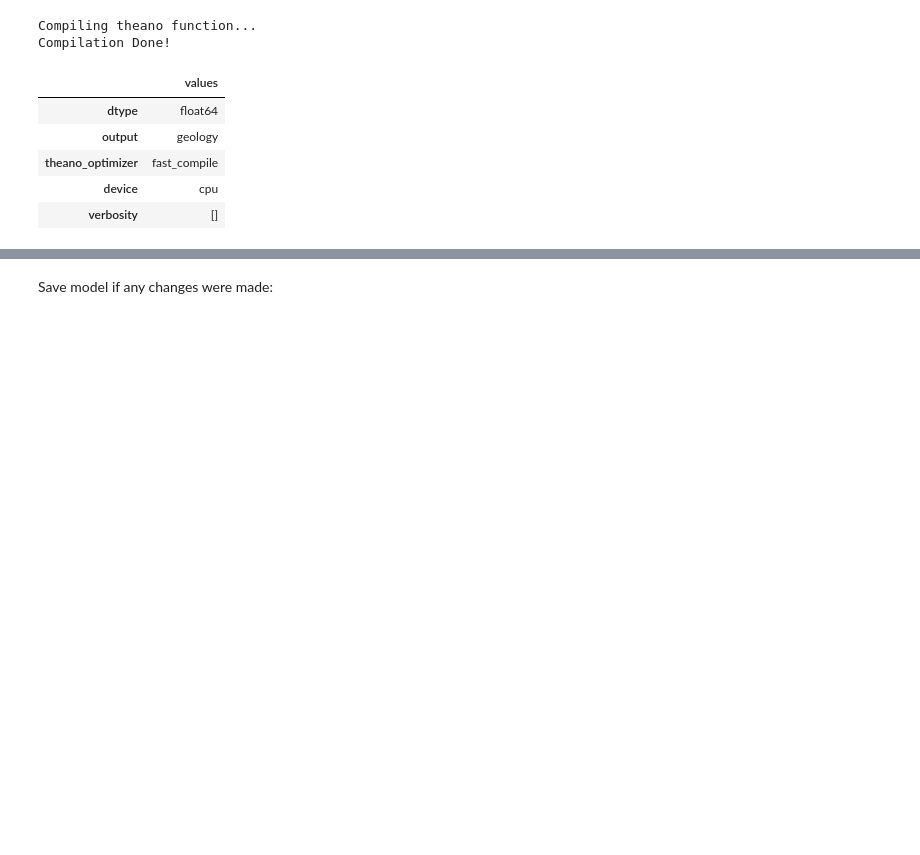
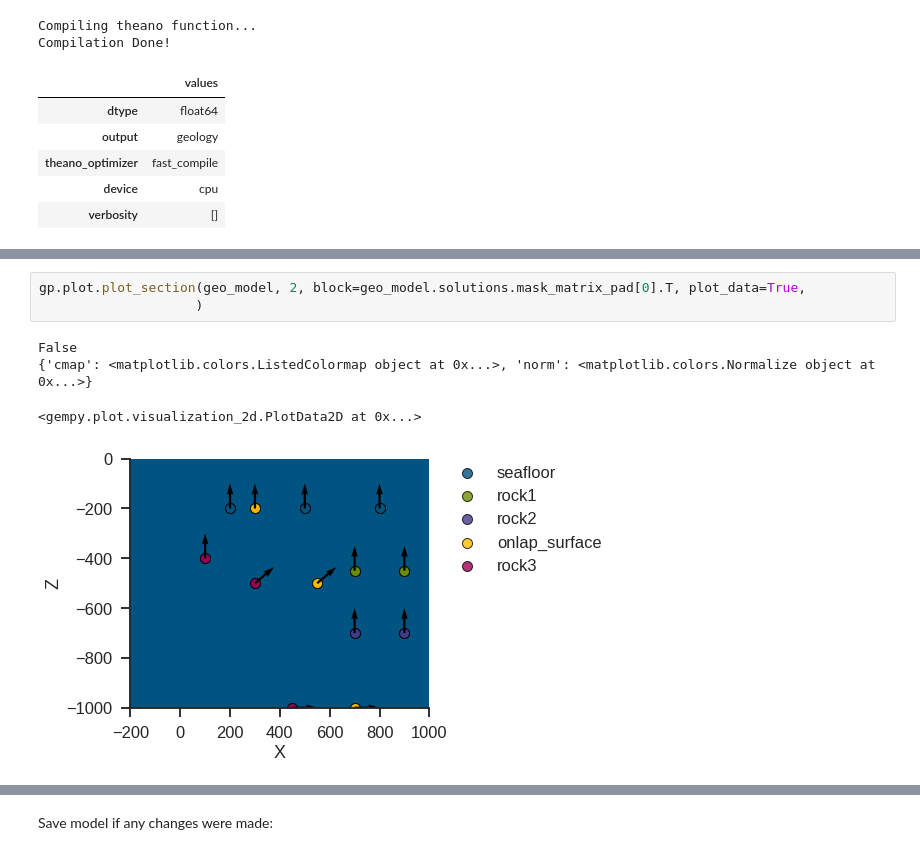
Before and after one commit to gempy-project/gempy, a Jupyter notebook: notebooks/tutorials/ch1-8_Onlap_relations.ipynb, the cells around one changed output, grey strips where cells are left out. Saved outputs shown, nothing was run; the diff lists cells and outputs as text; blank space fills up the shorter version.

```diff
--- a/notebooks/tutorials/ch1-8_Onlap_relations.ipynb
+++ b/notebooks/tutorials/ch1-8_Onlap_relations.ipynb
@@ -208,0 +168,8 @@ gp.compute_model(geo_model, compute_mesh=True)
+# %%
+gp.plot.plot_section(geo_model, 2, block=geo_model.solutions.mask_matrix_pad[0].T, plot_data=True,
+                    )
+# %% [output]
+False
+{'cmap': <matplotlib.colors.ListedColormap object at 0x...>, 'norm': <matplotlib.colors.Normalize object at 0x...>}
+<gempy.plot.visualization_2d.PlotData2D at 0x...>
+[figure, added]
```
Also changed, not shown: parts of 38 cells of this notebook, 11 other files.
